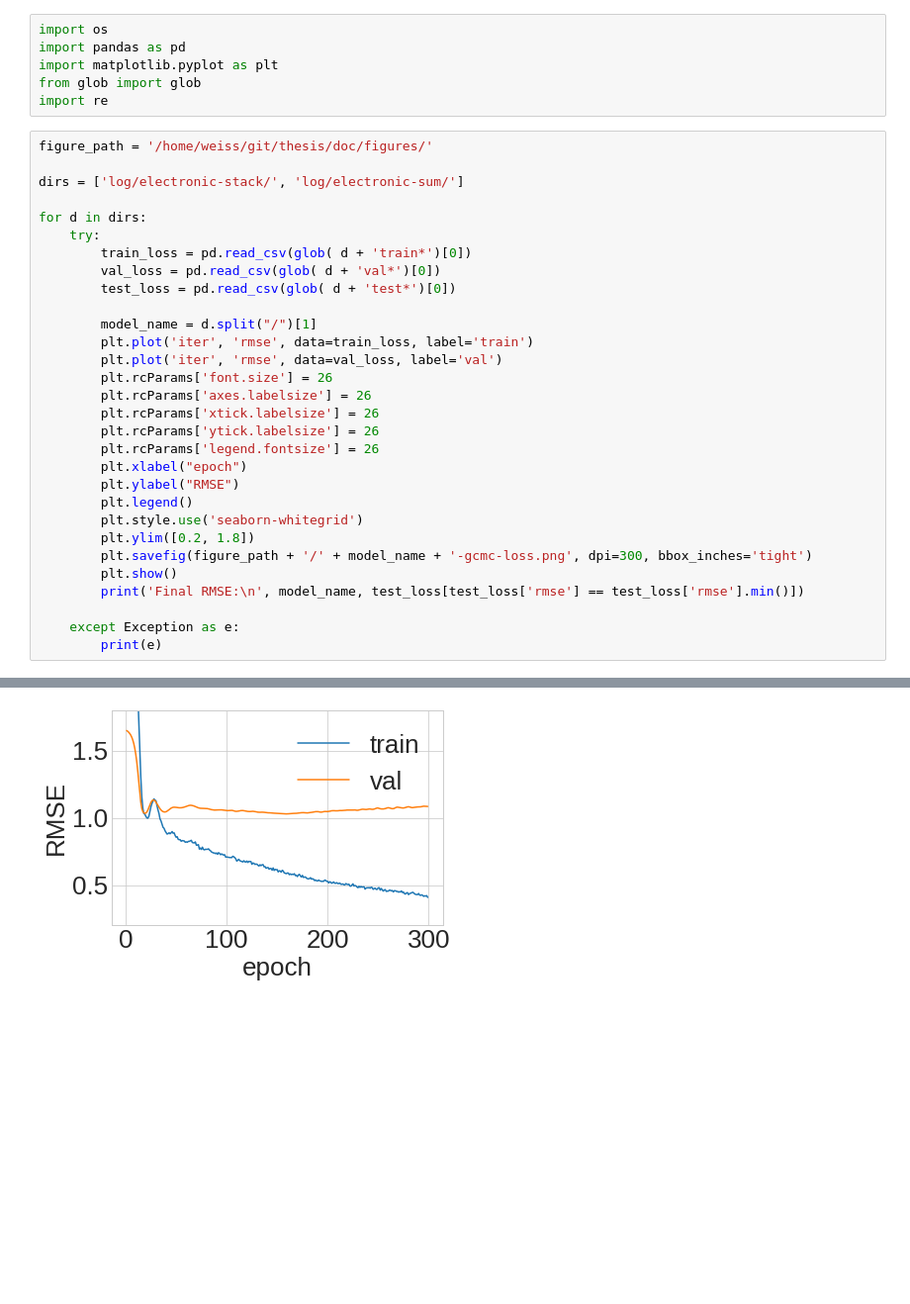
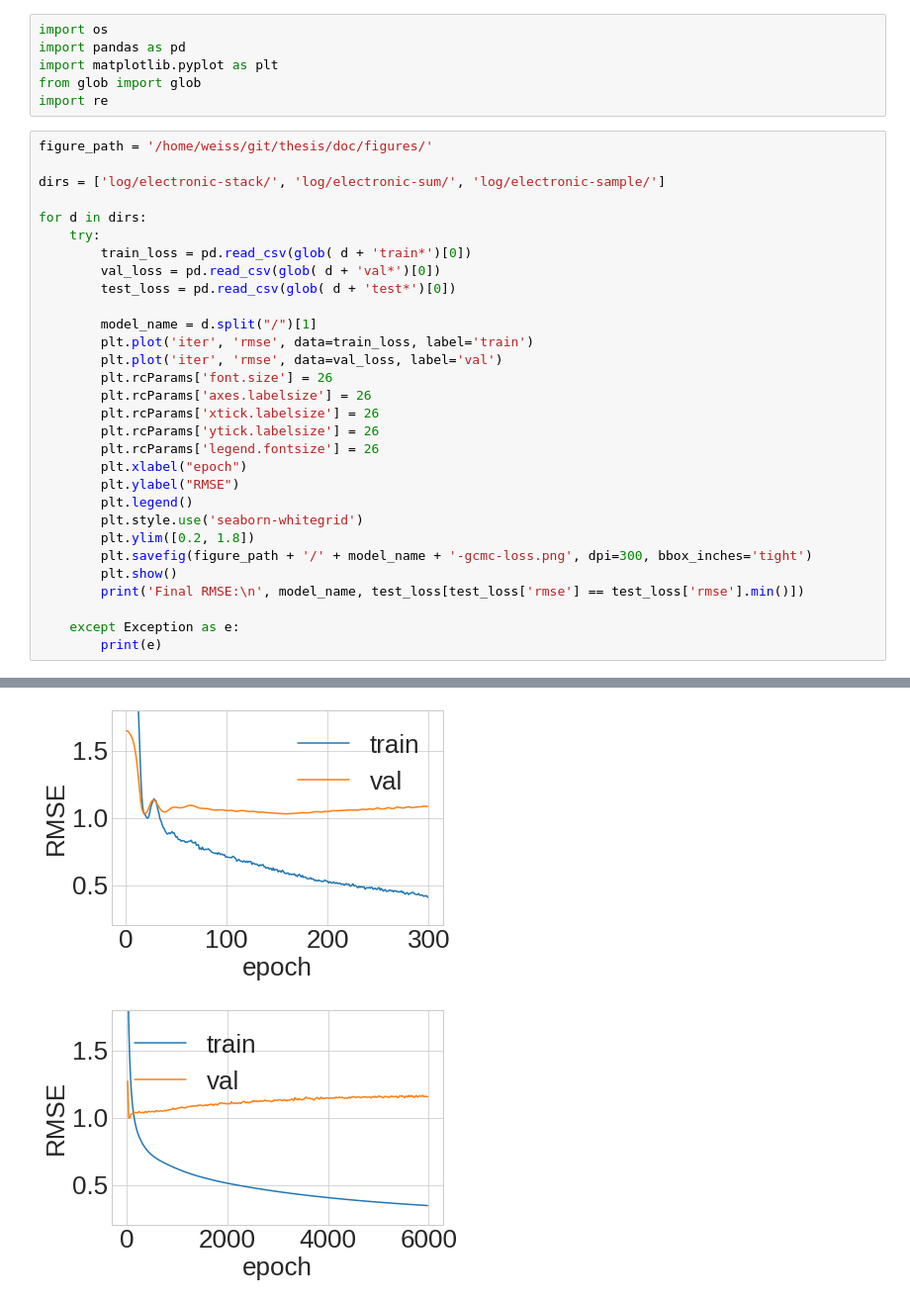
Before and after one commit to tobiasweede/rs-via-gnn, a Jupyter notebook: 02_gcmc/amazon-electronic/amazon_gcmc_training_visualization.ipynb, the cells around one changed output, grey strips where cells are left out. Shown at 99% size. Cells and saved outputs as stored; diff of their text form; blank space fills up the shorter version.

```diff
--- a/02_gcmc/amazon-electronic/amazon_gcmc_training_visualization.ipynb
+++ b/02_gcmc/amazon-electronic/amazon_gcmc_training_visualization.ipynb
@@ -7,7 +7,7 @@ import re
 # %%
 figure_path = '/home/weiss/git/thesis/doc/figures/'
 
-dirs = ['log/electronic-stack/', 'log/electronic-sum/']
+dirs = ['log/electronic-stack/', 'log/electronic-sum/', 'log/electronic-sample/']
 
 for d in dirs:
     try:
@@ -45 +48,2 @@ Final RMSE:
 [figure]
+[figure, added]
```
Also changed, not shown: parts of 1 cell of this notebook, 35 other files.
